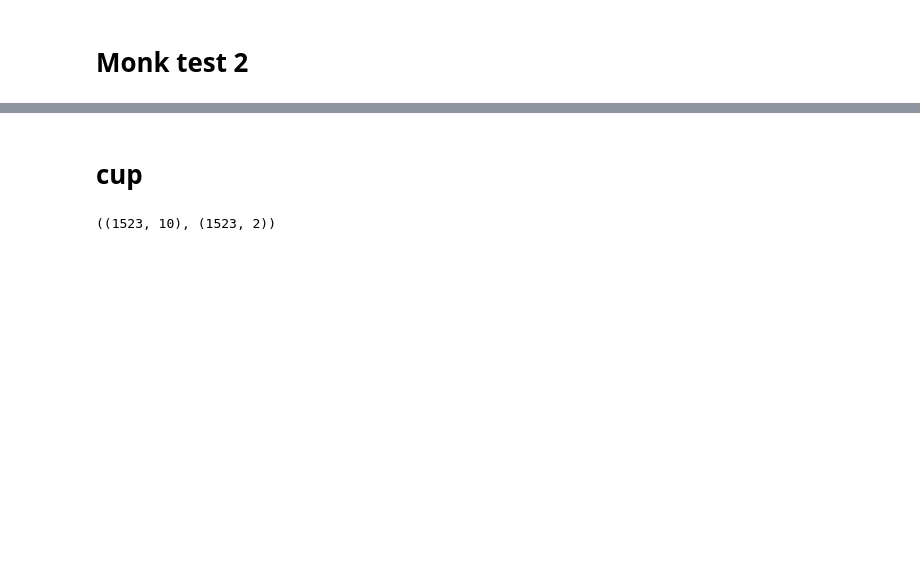
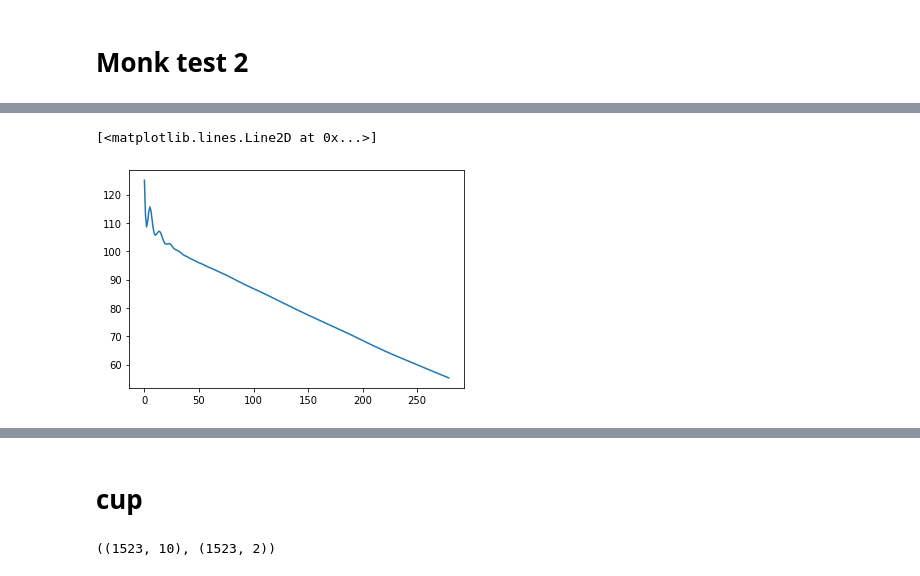
Before and after one commit to sd3ntato/ML-Project, a Jupyter notebook: test_notebook.ipynb, the cells around one changed output, grey strips where cells are left out. Drawn from its saved outputs; the diff is of its cells as text; code cells hidden in the pictures; blank space fills up the shorter version.

```diff
--- a/test_notebook.ipynb
+++ b/test_notebook.ipynb
@@ -167,0 +168,5 @@ plt.plot(v)
+# %%
+plt.plot(n.loss_history[20:])
+# %% [output]
+[<matplotlib.lines.Line2D at 0x...>]
+[figure, added]
```
Also changed, not shown: parts of 17 cells of this notebook.
